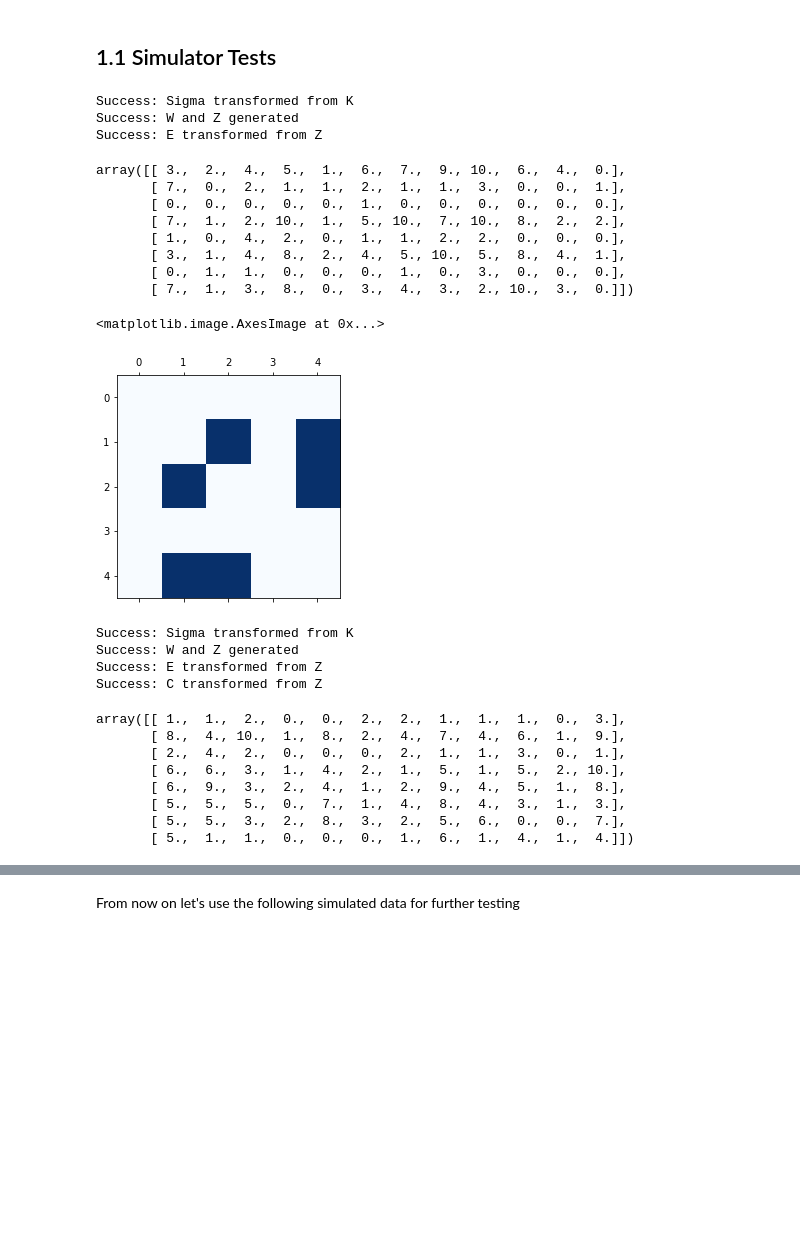
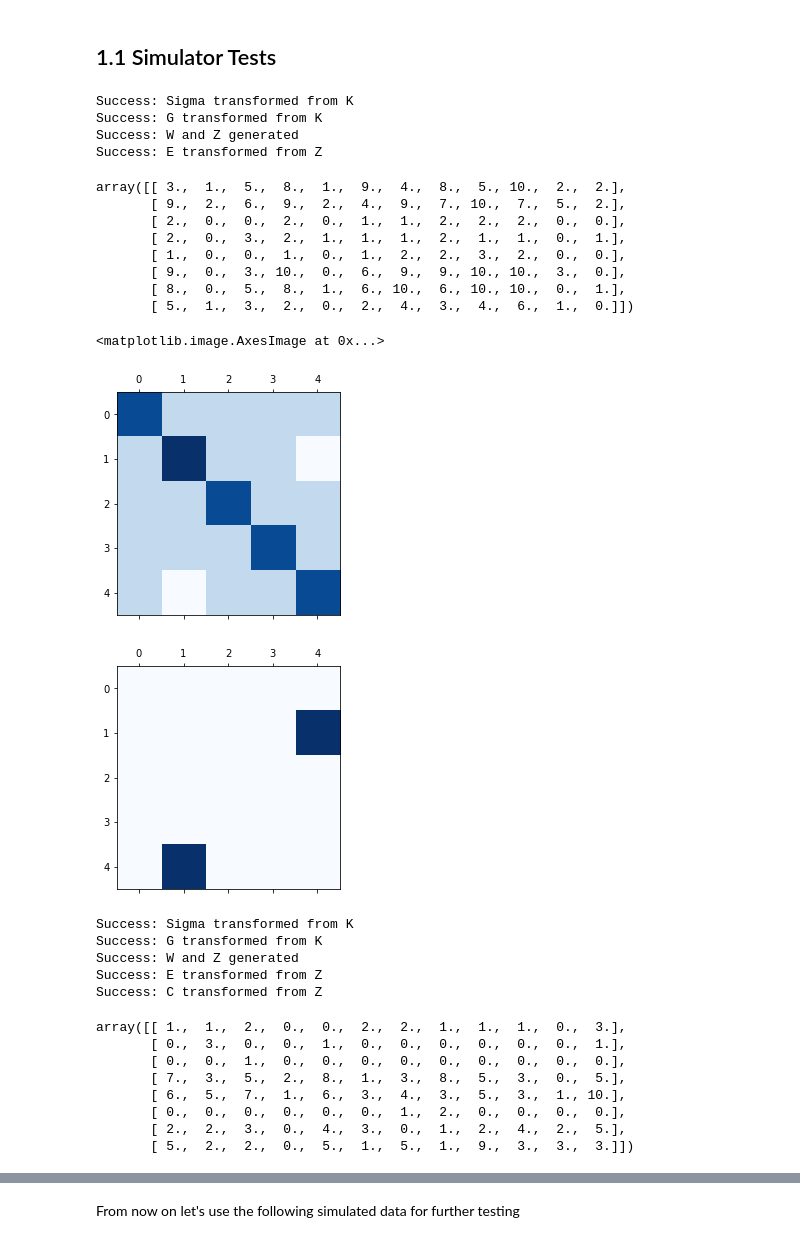
Before and after one commit to fpjaa/BAY-STATS-Project-ABDPPS, a Jupyter notebook: 2021-11-22_Prototype.ipynb, the cells around one changed output, grey strips where cells are left out. Saved outputs shown, nothing was run; the diff lists cells and outputs as text; code cells hidden in the pictures; blank space fills up the shorter version.

```diff
--- a/2021-11-22_Prototype.ipynb
+++ b/2021-11-22_Prototype.ipynb
@@ -70,6 +70,13 @@ def update_Sigma(K):
     Sigma = np.linalg.inv(K)
     print('Success: Sigma transformed from K')
     return Sigma
+
+def update_G(K):  # Won't update Sigma automatically anymore
+    # Generate an adjacency matrix
+    G = np.array(K, dtype=bool)
+    G[np.diag_indices_from(G)] = 0
+    print('Success: G transformed from K')
+    return G
 # %%
 # Random / Generating functions
 
@@ -197,6 +192,9 @@ class Simulator:
     def update_Sigma(self):
         self.Sigma = update_Sigma(self.K)
 
+    def update_G(self):
+        self.G = update_G(self.K)
+
     # Initializing with real data
     # def save_W()
 
@@ -205,9 +203,9 @@ class Simulator:
         self.B = sample_B(self.seed)
 
     def sample_GK(self):  # Here we can update Sigma automatically
-        self.G = sample_G(self.k, self.gamma, self.seed)
         self.K = sample_K(self.k, self.seed)
         self.update_Sigma()
+        self.update_G()
 
     def sample_H(self):  # Here we can update Theta automatically
         self.H = sample_H(self.Sigma, self.D, self.k, self.seed)
@@ -233,6 +231,7 @@ test0.generate_WZ()
 test0.update_E()
 # %% [output]
 Success: Sigma transformed from K
+Success: G transformed from K
 Success: W and Z generated
 Success: E transformed from Z
 # %%
@@ -243,20 +242,21 @@ test0.W
 # With 70% of that it's still not respected but closer
 # With 50% of that it's respected in this case -> Could check if we can have real max M at some point
 # %% [output]
-array([[ 3.,  2.,  4.,  5.,  1.,  6.,  7.,  9., 10.,  6.,  4.,  0.],
-       [ 7.,  0.,  2.,  1.,  1.,  2.,  1.,  1.,  3.,  0.,  0.,  1.],
-       [ 0.,  0.,  0.,  0.,  0.,  1.,  0.,  0.,  0.,  0.,  0.,  0.],
-       [ 7.,  1.,  2., 10.,  1.,  5., 10.,  7., 10.,  8.,  2.,  2.],
-       [ 1.,  0.,  4.,  2.,  0.,  1.,  1.,  2.,  2.,  0.,  0.,  0.],
-       [ 3.,  1.,  4.,  8.,  2.,  4.,  5., 10.,  5.,  8.,  4.,  1.],
-       [ 0.,  1.,  1.,  0.,  0.,  0.,  1.,  0.,  3.,  0.,  0.,  0.],
-       [ 7.,  1.,  3.,  8.,  0.,  3.,  4.,  3.,  2., 10.,  3.,  0.]])
+array([[ 3.,  1.,  5.,  8.,  1.,  9.,  4.,  8.,  5., 10.,  2.,  2.],
+       [ 9.,  2.,  6.,  9.,  2.,  4.,  9.,  7., 10.,  7.,  5.,  2.],
+       [ 2.,  0.,  0.,  2.,  0.,  1.,  1.,  2.,  2.,  2.,  0.,  0.],
+       [ 2.,  0.,  3.,  2.,  1.,  1.,  1.,  2.,  1.,  1.,  0.,  1.],
+       [ 1.,  0.,  0.,  1.,  0.,  1.,  2.,  2.,  3.,  2.,  0.,  0.],
+       [ 9.,  0.,  3., 10.,  0.,  6.,  9.,  9., 10., 10.,  3.,  0.],
+       [ 8.,  0.,  5.,  8.,  1.,  6., 10.,  6., 10., 10.,  0.,  1.],
+       [ 5.,  1.,  3.,  2.,  0.,  2.,  4.,  3.,  4.,  6.,  1.,  0.]])
 # %%
-# NOTE You can simply use mathshow to plot matrices:
+plt.matshow(test0.K, cmap='Blues')
 plt.matshow(test0.G, cmap='Blues')
 # %% [output]
 <matplotlib.image.AxesImage at 0x...>
-[figure, old version]
+[figure, new version]
+[figure, added]
 # %%
 # All in one function
 test1 = Simulator(D, V, M, k, gamma, seed=1979)
@@ -264,15 +264,16 @@ test1.generate_all_data()
 test1.W
 # %% [output]
 Success: Sigma transformed from K
+Success: G transformed from K
 Success: W and Z generated
 Success: E transformed from Z
 Success: C transformed from Z
 array([[ 1.,  1.,  2.,  0.,  0.,  2.,  2.,  1.,  1.,  1.,  0.,  3.],
-       [ 8.,  4., 10.,  1.,  8.,  2.,  4.,  7.,  4.,  6.,  1.,  9.],
-       [ 2.,  4.,  2.,  0.,  0.,  0.,  2.,  1.,  1.,  3.,  0.,  1.],
-       [ 6.,  6.,  3.,  1.,  4.,  2.,  1.,  5.,  1.,  5.,  2., 10.],
-       [ 6.,  9.,  3.,  2.,  4.,  1.,  2.,  9.,  4.,  5.,  1.,  8.],
-       [ 5.,  5.,  5.,  0.,  7.,  1.,  4.,  8.,  4.,  3.,  1.,  3.],
-       [ 5.,  5.,  3.,  2.,  8.,  3.,  2.,  5.,  6.,  0.,  0.,  7.],
-       [ 5.,  1.,  1.,  0.,  0.,  0.,  1.,  6.,  1.,  4.,  1.,  4.]])
+       [ 0.,  3.,  0.,  0.,  1.,  0.,  0.,  0.,  0.,  0.,  0.,  1.],
+       [ 0.,  0.,  1.,  0.,  0.,  0.,  0.,  0.,  0.,  0.,  0.,  0.],
+       [ 7.,  3.,  5.,  2.,  8.,  1.,  3.,  8.,  5.,  3.,  0.,  5.],
+       [ 6.,  5.,  7.,  1.,  6.,  3.,  4.,  3.,  5.,  3.,  1., 10.],
+       [ 0.,  0.,  0.,  0.,  0.,  0.,  1.,  2.,  0.,  0.,  0.,  0.],
+       [ 2.,  2.,  3.,  0.,  4.,  3.,  0.,  1.,  2.,  4.,  2.,  5.],
+       [ 5.,  2.,  2.,  0.,  5.,  1.,  5.,  1.,  9.,  3.,  3.,  3.]])
 # %%
```
Also changed, not shown: parts of 6 cells of this notebook.
